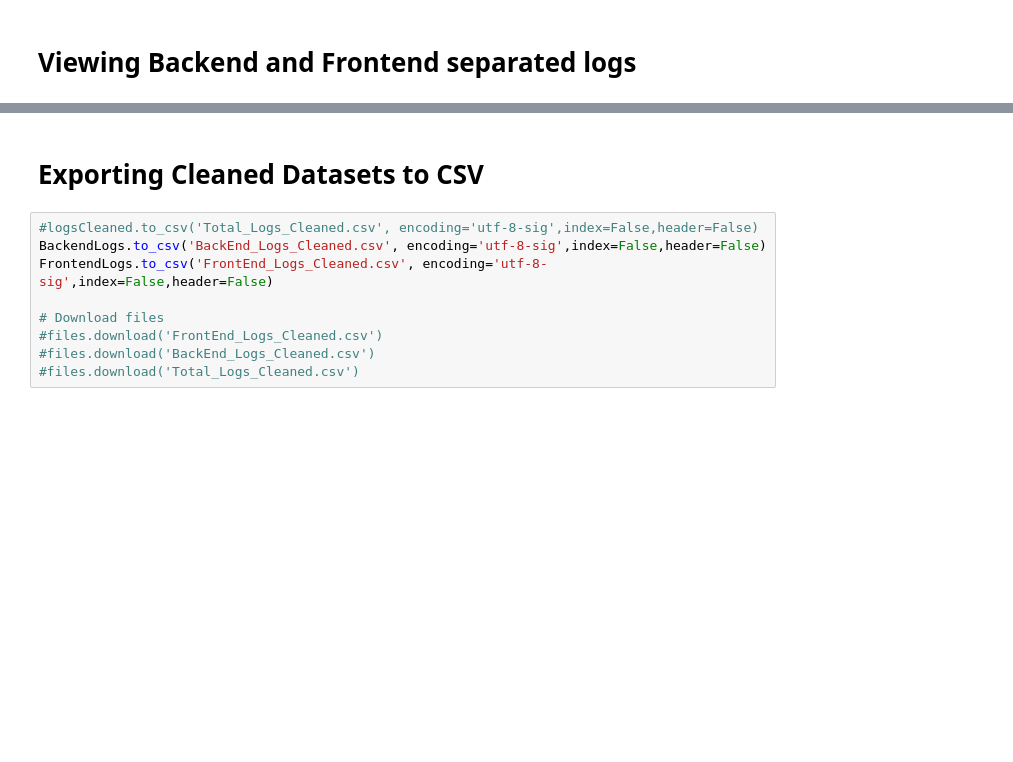
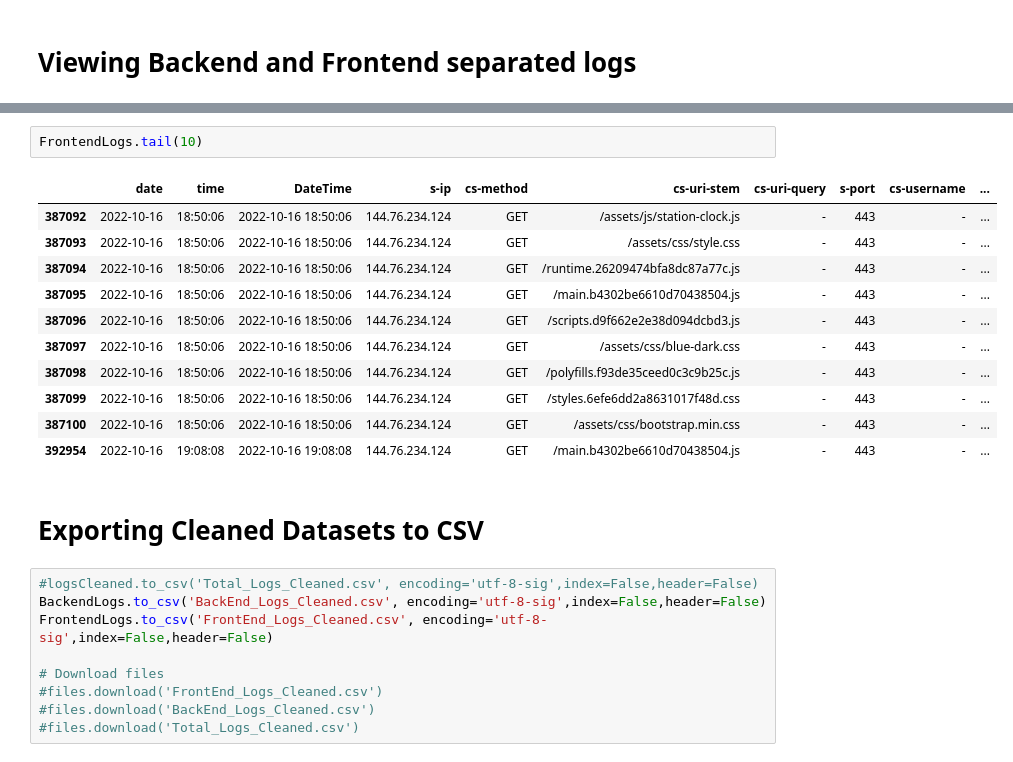
Before and after one commit to hassanaftab93/MyMasjid-Logs, a Jupyter notebook: Logs_Analysis.ipynb, the cells around one changed output, grey strips where cells are left out. Saved outputs shown, nothing was run; the diff lists cells and outputs as text; blank space fills up the shorter version.

```diff
--- a/Logs_Analysis.ipynb
+++ b/Logs_Analysis.ipynb
@@ -1225,3 +1102,17 @@ FrontendLogs.head(5)
+# %%
+FrontendLogs.tail(10)
+# %% [output]
+|  | date | time | DateTime | s-ip | cs-method | cs-uri-stem | cs-uri-query | s-port | cs-username | ... |
+| 387092 | 2022-10-16 | 18:50:06 | 2022-10-16 18:50:06 | 144.76.234.124 | GET | /assets/js/station-clock.js | - | 443 | - | ... |
+| 387093 | 2022-10-16 | 18:50:06 | 2022-10-16 18:50:06 | 144.76.234.124 | GET | /assets/css/style.css | - | 443 | - | ... |
+| 387094 | 2022-10-16 | 18:50:06 | 2022-10-16 18:50:06 | 144.76.234.124 | GET | /runtime.26209474bfa8dc87a77c.js | - | 443 | - | ... |
+| 387095 | 2022-10-16 | 18:50:06 | 2022-10-16 18:50:06 | 144.76.234.124 | GET | /main.b4302be6610d70438504.js | - | 443 | - | ... |
+| 387096 | 2022-10-16 | 18:50:06 | 2022-10-16 18:50:06 | 144.76.234.124 | GET | /scripts.d9f662e2e38d094dcbd3.js | - | 443 | - | ... |
+| 387097 | 2022-10-16 | 18:50:06 | 2022-10-16 18:50:06 | 144.76.234.124 | GET | /assets/css/blue-dark.css | - | 443 | - | ... |
+| 387098 | 2022-10-16 | 18:50:06 | 2022-10-16 18:50:06 | 144.76.234.124 | GET | /polyfills.f93de35ceed0c3c9b25c.js | - | 443 | - | ... |
+| 387099 | 2022-10-16 | 18:50:06 | 2022-10-16 18:50:06 | 144.76.234.124 | GET | /styles.6efe6dd2a8631017f48d.css | - | 443 | - | ... |
+| 387100 | 2022-10-16 | 18:50:06 | 2022-10-16 18:50:06 | 144.76.234.124 | GET | /assets/css/bootstrap.min.css | - | 443 | - | ... |
+| 392954 | 2022-10-16 | 19:08:08 | 2022-10-16 19:08:08 | 144.76.234.124 | GET | /main.b4302be6610d70438504.js | - | 443 | - | ... |
 # %% [markdown]
 # Exporting Cleaned Datasets to CSV
 # %%
```
Also changed, not shown: parts of 72 cells of this notebook.
